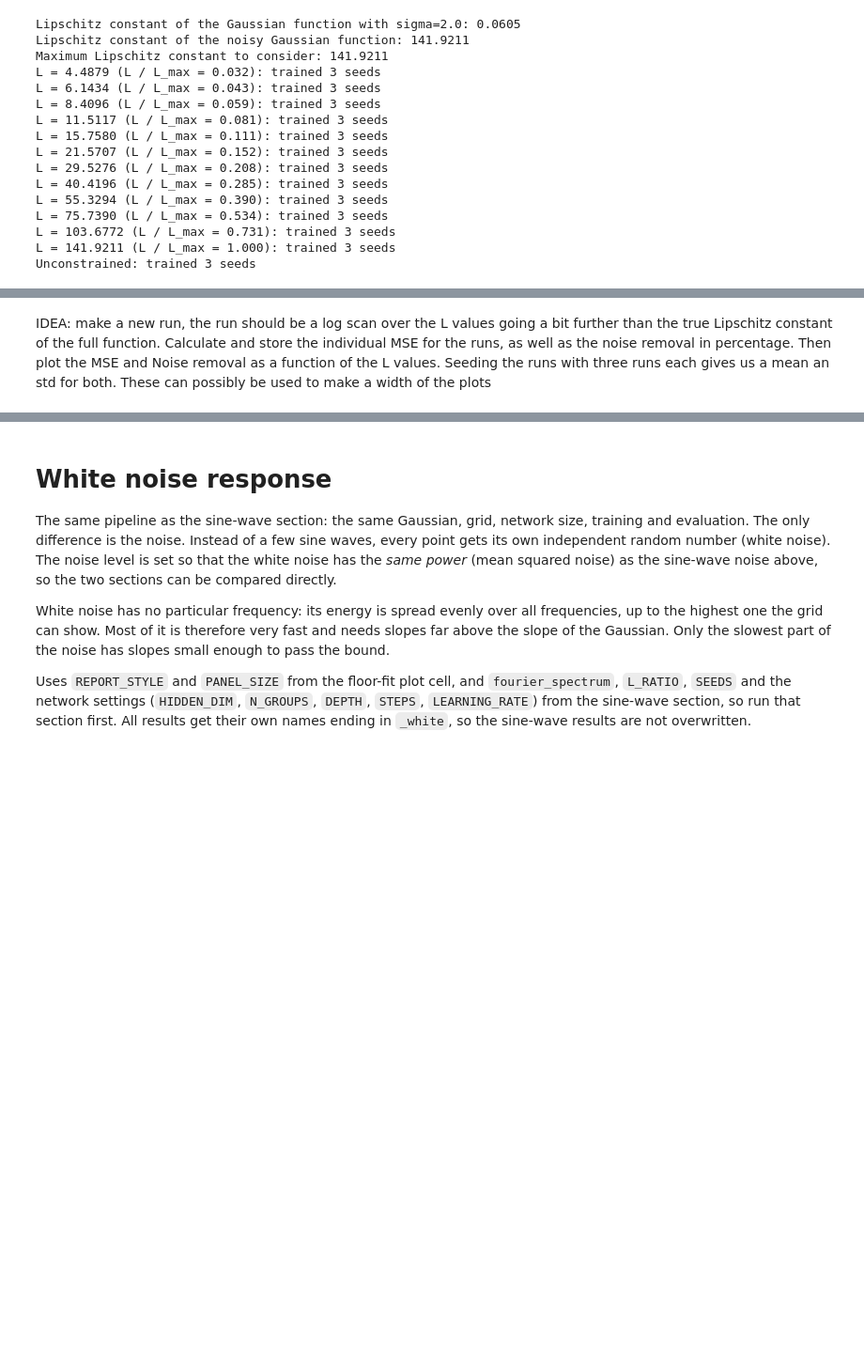
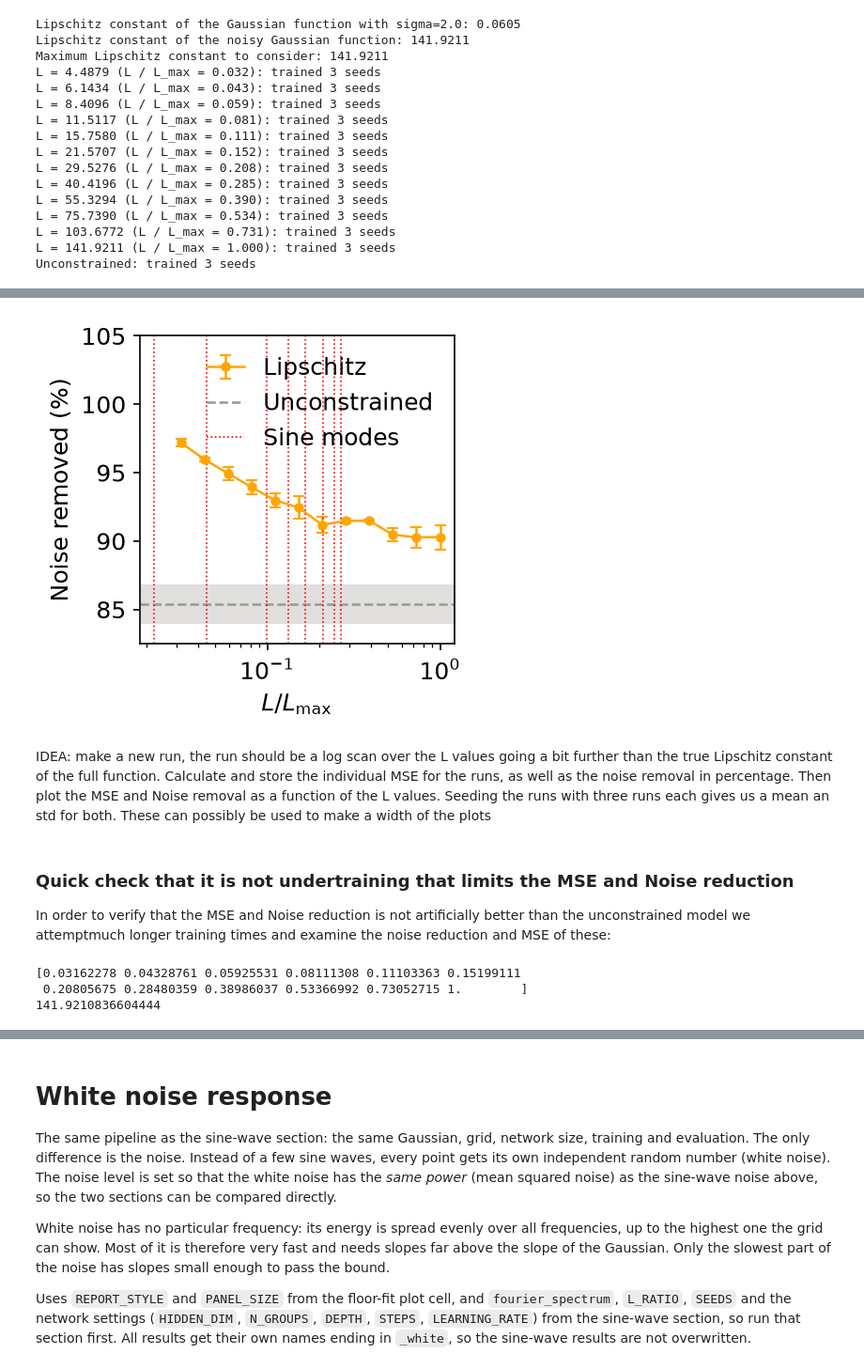
Before and after one commit to emilbkvamme/lipschitz-networks, a Jupyter notebook: Lipschitz_concept/Toy_gaussian.ipynb, the cells around one changed output, grey strips where cells are left out. Shown at 94% size. Drawn from its saved outputs; the diff is of its cells as text; code cells hidden in the pictures; blank space fills up the shorter version.

```diff
--- a/Lipschitz_concept/Toy_gaussian.ipynb
+++ b/Lipschitz_concept/Toy_gaussian.ipynb
@@ -1098,2 +1179,64 @@ with plt.rc_context(REPORT_STYLE):
+# %%
+# Noise removed as a function of L, with the unconstrained network as reference.
+# Error bars: the spread (std) over the seeds. Uses SCAN_SIZE and SCAN_MARGINS from the MSE plot cell above,
+# so the two plots are exactly the same size in the report.
+from Toy_utils import noise_removed      # noise_removed(prediction, clean, noise)
+C_REF = "#9a9893"
+
+# Noise removed (in %) for every L: mean and spread over the seeds
+removed_scan_mean = []
+removed_scan_std = []
+for L in L_scan:
+    removed = []
+    for seed in SEEDS:
+        removed.append(100 * noise_removed(predictions_scan[L][seed], gaussian, noise))
+    removed_scan_mean.append(np.mean(removed))
+    removed_scan_std.append(np.std(removed))
+
+# The same for the unconstrained network
+removed = []
+for seed in SEEDS:
+    removed.append(100 * noise_removed(predictions_scan_unconstrained[seed], gaussian, noise))
+removed_unconstrained_mean = np.mean(removed)
+removed_unconstrained_std = np.std(removed)
+
+with plt.rc_context(REPORT_STYLE), plt.rc_context({"savefig.bbox": "standard"}):
+    fig, ax = plt.subplots(figsize=SCAN_SIZE)
+    fig.subplots_adjust(**SCAN_MARGINS)
+
+    # Lipschitz networks: mean over seeds with error bars
+    lipschitz_line = ax.errorbar(L_RATIO, removed_scan_mean, yerr=removed_scan_std, fmt='o-', color='orange',
+                                 lw=1.2, markersize=4, capsize=3, label='Lipschitz')
+
+    # Unconstrained network: a horizontal line with its spread as a band
+    unconstrained_line = ax.axhline(removed_unconstrained_mean, color=C_REF, lw=1.2, linestyle='--', label='Unconstrained')
+    ax.axhspan(removed_unconstrained_mean - removed_unconstrained_std, removed_unconstrained_mean + removed_unconstrained_std,
+               color=C_REF, alpha=0.3, lw=0)
+
+    # Where each sine wave starts to be clipped: the slope it needs, A * omega, relative to L_max.
+    # All the lines share one legend entry; what the position means goes in the caption.
+    for A, omega_mode in zip(AMPLITUDES, FREQUENCIES):
+        mode_line = ax.axvline(A * omega_mode / L_max, color='red', linestyle=':', linewidth=0.8, label='Sine modes')
+
+    ax.set_xscale('log')
+    ax.set_ylim(removed_unconstrained_mean - 2 * removed_unconstrained_std, 105)
+    ax.set_xlabel(r'$L / L_\mathrm{max}$')
+    ax.set_ylabel('Noise removed (%)')
+    ax.legend(handles=[lipschitz_line, unconstrained_line, mode_line], frameon=False)
+
+    fig.savefig('Plots/Toy/sine_noise_removed_vs_L.pdf')
+    plt.show()
+# %% [output]
+[figure, added]
 # %% [markdown]
 IDEA: make a new run, the run should be a log scan over the L values going a bit further than the true Lipschitz constant of the full function. Calculate and store the individual MSE for the runs, as well as the noise removal in percentage. Then plot the MSE and Noise removal as a function of the L values. Seeding the runs with three runs each gives us a mean an std for both. These can possibly be used to make a width of the plots
+# %% [markdown]
+### Quick check that it is not undertraining that limits the MSE and Noise reduction
+In order to verify that the MSE and Noise reduction is not artificially better than the unconstrained model we attemptmuch longer training times and examine the noise reduction and MSE of these:
+# %%
+print(L_RATIO)
+print(L_max)
+# %% [output]
+[0.03162278 0.04328761 0.05925531 0.08111308 0.11103363 0.15199111
+ 0.20805675 0.28480359 0.38986037 0.53366992 0.73052715 1.        ]
+141.9210836604444
```
Also changed, not shown: parts of 25 cells of this notebook, 11 other files.
